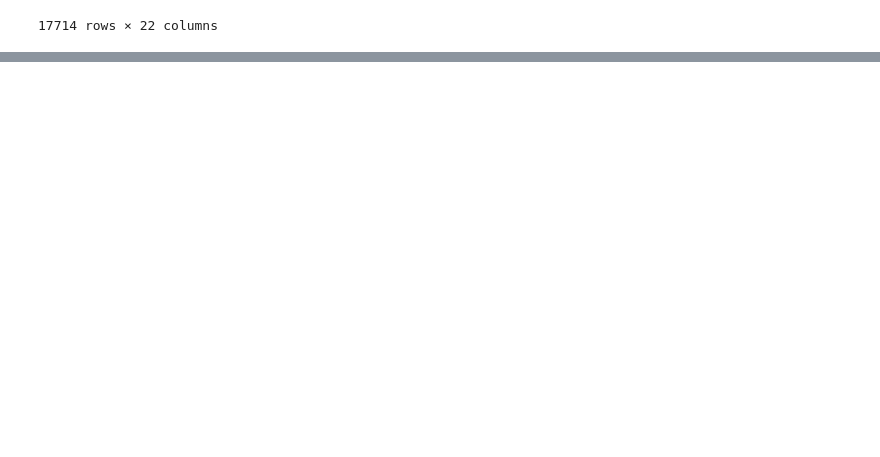
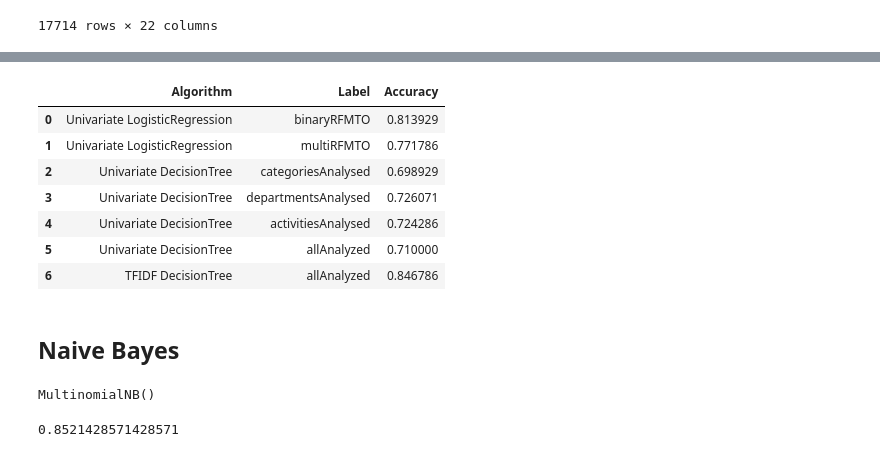
Before and after one commit to brianvansteen/cocurricularClassification, a Jupyter notebook: cocurricularClassification.ipynb, the cells around one changed output, grey strips where cells are left out. Drawn from its saved outputs; the diff is of its cells as text; code cells hidden in the pictures; blank space fills up the shorter version.

```diff
--- a/cocurricularClassification.ipynb
+++ b/cocurricularClassification.ipynb
@@ -949,0 +1132,2 @@ len(unique_labelRFMTO)
+# %%
+dtCatCLF = DecisionTreeClassifier(criterion = 'entropy', random_state = 42) # Hitchhiker's Guide to the Galaxy
@@ -949,0 +1144,26 @@ len(unique_labelRFMTO)
+# %%
+cocurricularClassification.loc[len(cocurricularClassification.index)] = ['TFIDF DecisionTree', 'allAnalyzed', accDT]
+cocurricularClassification
+# %% [output]
+|  | Algorithm | Label | Accuracy |
+| 0 | Univariate LogisticRegression | binaryRFMTO | 0.813929 |
+| 1 | Univariate LogisticRegression | multiRFMTO | 0.771786 |
+| 2 | Univariate DecisionTree | categoriesAnalysed | 0.698929 |
+| 3 | Univariate DecisionTree | departmentsAnalysed | 0.726071 |
+| 4 | Univariate DecisionTree | activitiesAnalysed | 0.724286 |
+| 5 | Univariate DecisionTree | allAnalyzed | 0.710000 |
+| 6 | TFIDF DecisionTree | allAnalyzed | 0.846786 |
+# %% [markdown]
+<a id='catNB'></a>
+## Naive Bayes
+# %%
+mnbCLF = MultinomialNB()
+mnbCLF.fit(X_train, y_train)
+# %% [output]
+MultinomialNB()
+# %%
+y_predNMB = mnbCLF.predict(X_test)
+accMNB = accuracy_score(y_test, y_predNMB)
+accMNB
+# %% [output]
+0.8521428571428571
```
Also changed, not shown: parts of 45 cells of this notebook.
